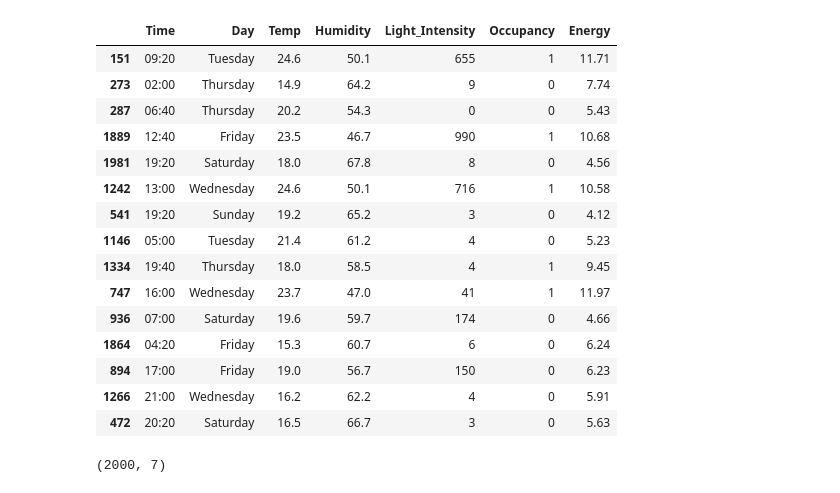
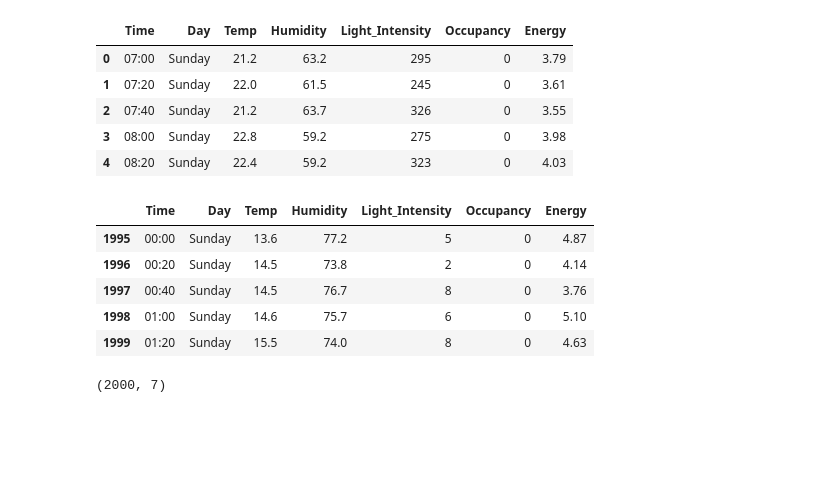
Before and after one commit to Abdulraqib20/Smart-Building-Energy-Predictor, a Jupyter notebook: training.ipynb, the cells around one changed output. Cells and saved outputs as stored; diff of their text form; code cells hidden in the pictures; blank space fills up the shorter version.

```diff
--- a/training.ipynb
+++ b/training.ipynb
@@ -15,23 +23,20 @@ from tensorflow.keras.layers import LSTM, Dense, Dropout
 # %%
 df = pd.read_csv('generated_two.csv')
-df.sample(n=15)
+display(df.head()) # display the first 5 rows of the dataset
+display(df.tail()) # display the last 5 rows of the dataset
 # %% [output]
 |  | Time | Day | Temp | Humidity | Light_Intensity | Occupancy | Energy |
-| 151 | 09:20 | Tuesday | 24.6 | 50.1 | 655 | 1 | 11.71 |
-| 273 | 02:00 | Thursday | 14.9 | 64.2 | 9 | 0 | 7.74 |
-| 287 | 06:40 | Thursday | 20.2 | 54.3 | 0 | 0 | 5.43 |
-| 1889 | 12:40 | Friday | 23.5 | 46.7 | 990 | 1 | 10.68 |
-| 1981 | 19:20 | Saturday | 18.0 | 67.8 | 8 | 0 | 4.56 |
-| 1242 | 13:00 | Wednesday | 24.6 | 50.1 | 716 | 1 | 10.58 |
-| 541 | 19:20 | Sunday | 19.2 | 65.2 | 3 | 0 | 4.12 |
-| 1146 | 05:00 | Tuesday | 21.4 | 61.2 | 4 | 0 | 5.23 |
-| 1334 | 19:40 | Thursday | 18.0 | 58.5 | 4 | 1 | 9.45 |
-| 747 | 16:00 | Wednesday | 23.7 | 47.0 | 41 | 1 | 11.97 |
-| 936 | 07:00 | Saturday | 19.6 | 59.7 | 174 | 0 | 4.66 |
-| 1864 | 04:20 | Friday | 15.3 | 60.7 | 6 | 0 | 6.24 |
-| 894 | 17:00 | Friday | 19.0 | 56.7 | 150 | 0 | 6.23 |
-| 1266 | 21:00 | Wednesday | 16.2 | 62.2 | 4 | 0 | 5.91 |
-| 472 | 20:20 | Saturday | 16.5 | 66.7 | 3 | 0 | 5.63 |
+| 0 | 07:00 | Sunday | 21.2 | 63.2 | 295 | 0 | 3.79 |
+| 1 | 07:20 | Sunday | 22.0 | 61.5 | 245 | 0 | 3.61 |
+| 2 | 07:40 | Sunday | 21.2 | 63.7 | 326 | 0 | 3.55 |
+| 3 | 08:00 | Sunday | 22.8 | 59.2 | 275 | 0 | 3.98 |
+| 4 | 08:20 | Sunday | 22.4 | 59.2 | 323 | 0 | 4.03 |
+|  | Time | Day | Temp | Humidity | Light_Intensity | Occupancy | Energy |
+| 1995 | 00:00 | Sunday | 13.6 | 77.2 | 5 | 0 | 4.87 |
+| 1996 | 00:20 | Sunday | 14.5 | 73.8 | 2 | 0 | 4.14 |
+| 1997 | 00:40 | Sunday | 14.5 | 76.7 | 8 | 0 | 3.76 |
+| 1998 | 01:00 | Sunday | 14.6 | 75.7 | 6 | 0 | 5.10 |
+| 1999 | 01:20 | Sunday | 15.5 | 74.0 | 8 | 0 | 4.63 |
 # %%
 df.shape
 # %% [output]
```
Also changed, not shown: parts of 29 cells of this notebook.
